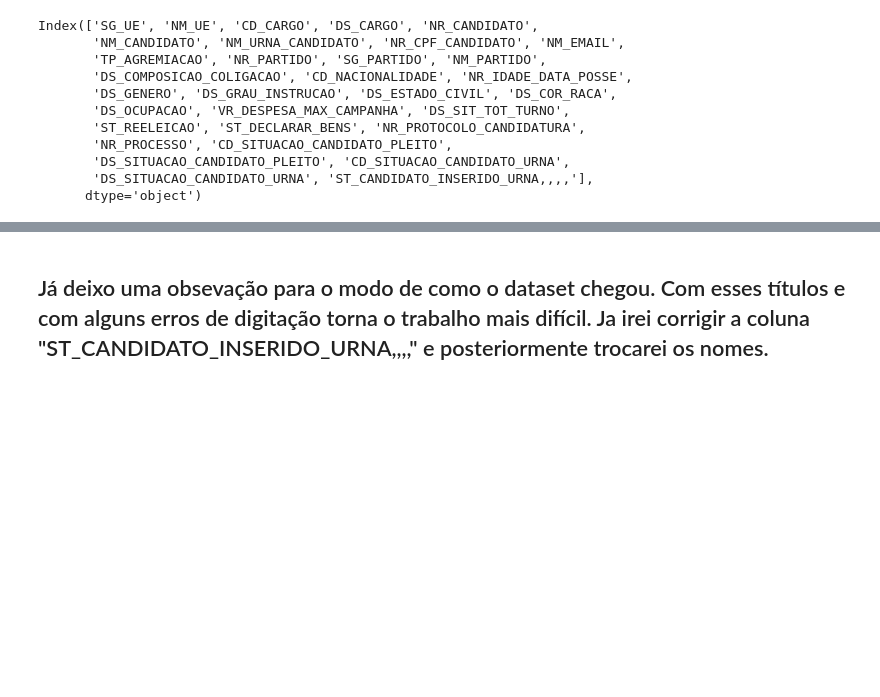
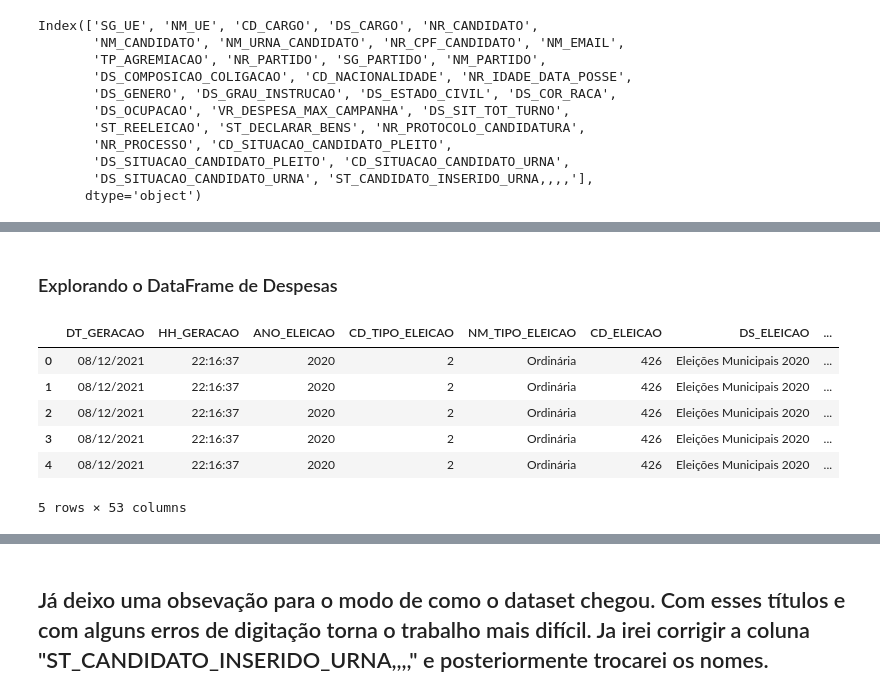
Before and after one commit to PFCalanca/Multi-Classification, a Jupyter notebook: Eleicao_Classification_with_Keras.ipynb, the cells around one changed output, grey strips where cells are left out. Saved outputs shown, nothing was run; the diff lists cells and outputs as text; code cells hidden in the pictures; blank space fills up the shorter version.

```diff
--- a/Eleicao_Classification_with_Keras.ipynb
+++ b/Eleicao_Classification_with_Keras.ipynb
@@ -57,0 +175,12 @@ Index(['SG_UE', 'NM_UE', 'CD_CARGO', 'DS_CARGO', 'NR_CANDIDATO',
+# %% [markdown]
+### Explorando o DataFrame de Despesas
+# %%
+despesas.head()
+# %% [output]
+|  | DT_GERACAO | HH_GERACAO | ANO_ELEICAO | CD_TIPO_ELEICAO | NM_TIPO_ELEICAO | CD_ELEICAO | DS_ELEICAO | ... |
+| 0 | 08/12/2021 | 22:16:37 | 2020 | 2 | Ordinária | 426 | Eleições Municipais 2020 | ... |
+| 1 | 08/12/2021 | 22:16:37 | 2020 | 2 | Ordinária | 426 | Eleições Municipais 2020 | ... |
+| 2 | 08/12/2021 | 22:16:37 | 2020 | 2 | Ordinária | 426 | Eleições Municipais 2020 | ... |
+| 3 | 08/12/2021 | 22:16:37 | 2020 | 2 | Ordinária | 426 | Eleições Municipais 2020 | ... |
+| 4 | 08/12/2021 | 22:16:37 | 2020 | 2 | Ordinária | 426 | Eleições Municipais 2020 | ... |
+5 rows × 53 columns
```
Also changed, not shown: parts of 16 cells of this notebook.
